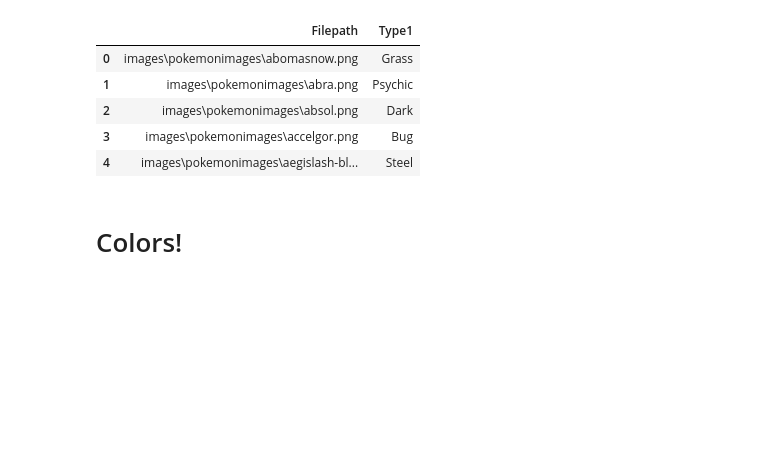
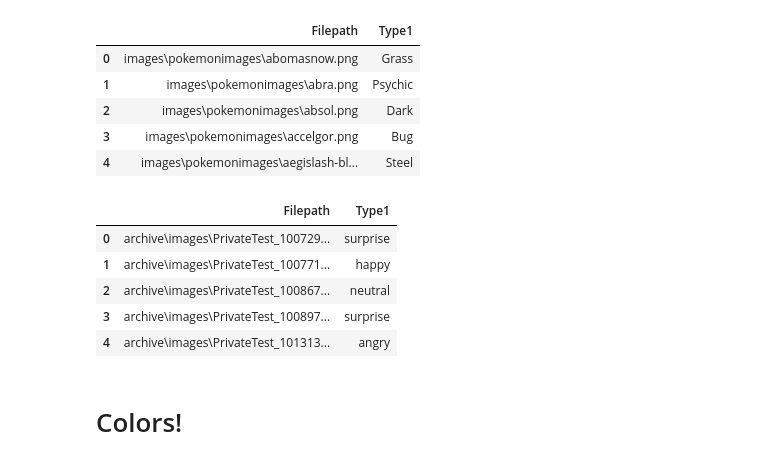
Before and after one commit to Idcanyoneer/Pokemon-Image-Classification, a Jupyter notebook: FinalProject copy.ipynb, the cells around one changed output. Saved outputs shown, nothing was run; the diff lists cells and outputs as text; code cells hidden in the pictures; blank space fills up the shorter version.

```diff
--- a/FinalProject.ipynb
+++ b/FinalProject copy.ipynb
@@ -100,6 +100,29 @@ joined_df.head()
 | 2 | images\pokemonimages\absol.png | Dark |
 | 3 | images\pokemonimages\accelgor.png | Bug |
 | 4 | images\pokemonimages\aegislash-bl... | Steel |
+# %%
+directory = 'archive/images'
+path = Path(directory)
+
+emotions_images = list(path.glob('*.jpg'))
+emotions_name = [os.path.split(x)[1] for x in list(path.glob('*.jpg'))]
+image_df = pd.concat([pd.Series(emotions_name, name='Name'), pd.Series(emotions_images, name='Filepath').astype(str)], axis=1)
+image_df['Name'] = image_df['Name'].apply(lambda x: re.sub(r'\.\w+$', '', x))
+image_df.head()
+
+emotions_df = pd.read_csv('labels.csv')
+
+joined_df = image_df.merge(emotions_df, on='Name')
+
+joined_df = joined_df.drop(['Name'], axis=1)
+joined_df.head()
+# %% [output]
+|  | Filepath | Type1 |
+| 0 | archive\images\PrivateTest_100729... | surprise |
+| 1 | archive\images\PrivateTest_100771... | happy |
+| 2 | archive\images\PrivateTest_100867... | neutral |
+| 3 | archive\images\PrivateTest_100897... | surprise |
+| 4 | archive\images\PrivateTest_101313... | angry |
 # %% [markdown]
 # Colors!
 # %%
```
Also changed, not shown: parts of 4 cells of this notebook, 5 other files.
